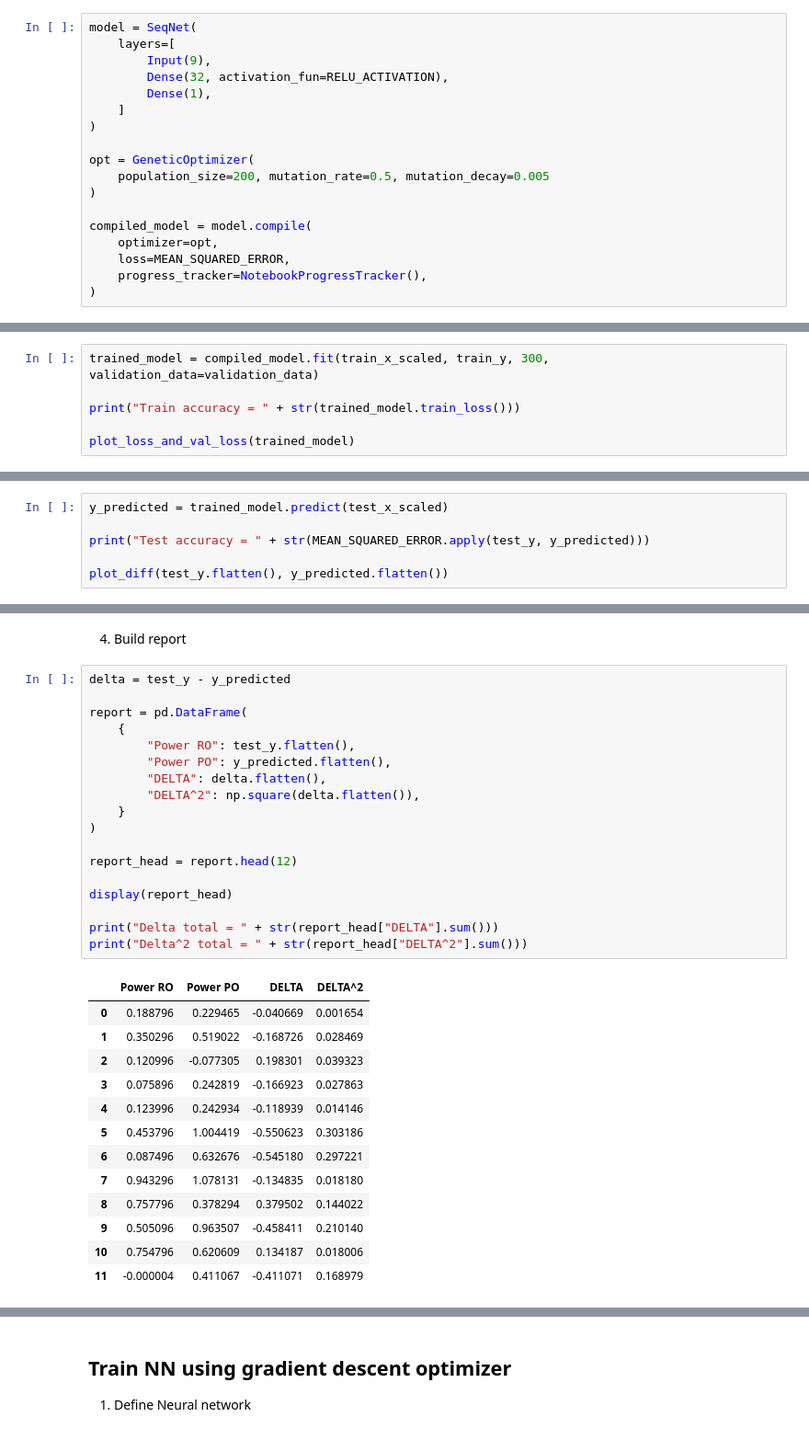
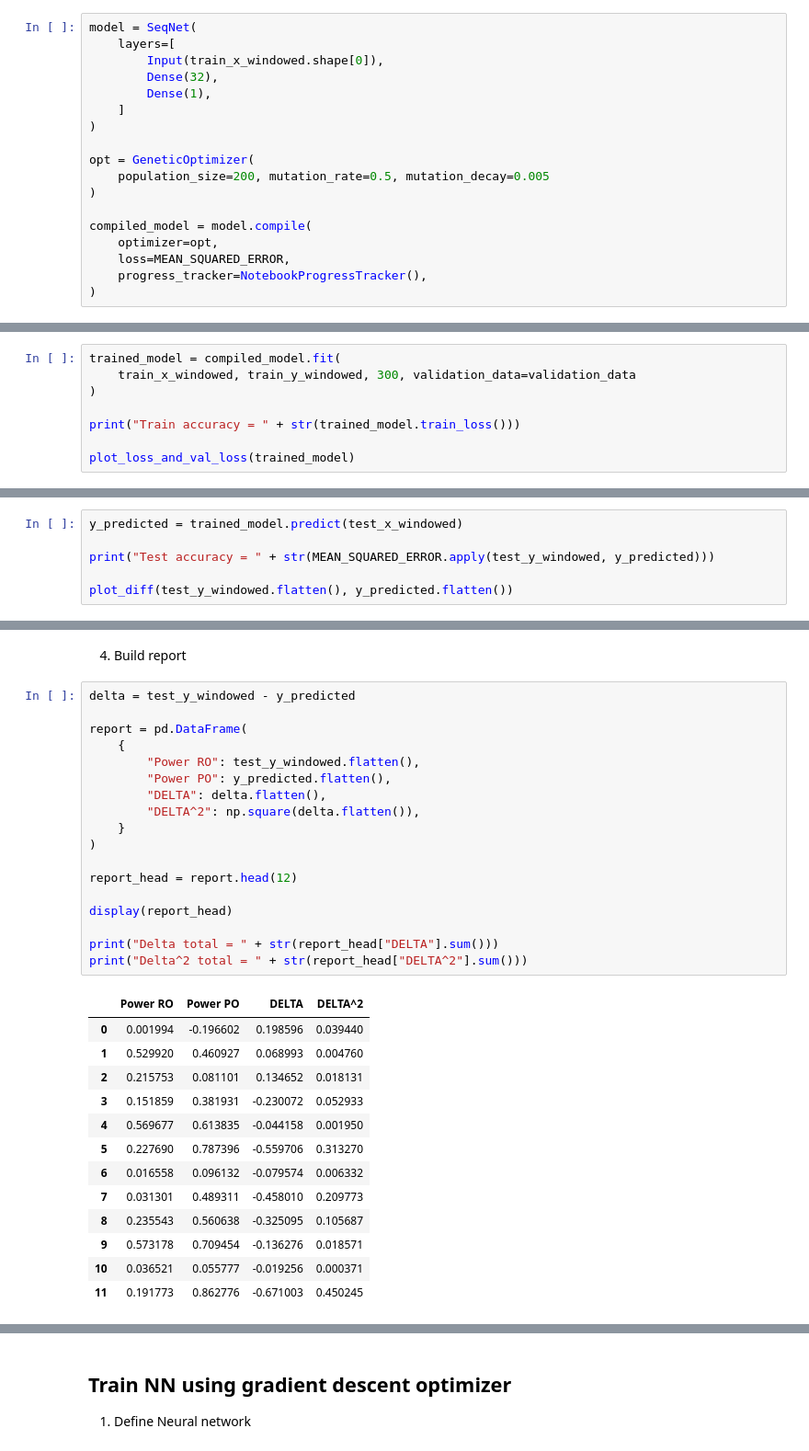
Before and after one commit to melalex/computational-intelligence, a Jupyter notebook: notebooks/wind_turbine_forecasting.ipynb, the cells around one changed output, grey strips where cells are left out. Shown at 92% size. Cells and saved outputs as stored; diff of their text form.

```diff
--- a/notebooks/wind_turbine_forecasting.ipynb
+++ b/notebooks/wind_turbine_forecasting.ipynb
@@ -63,8 +87,8 @@ validation_data = ValidationData(validation_x_scaled, validation_y)
 # %%
 model = SeqNet(
     layers=[
-        Input(9),
-        Dense(32, activation_fun=RELU_ACTIVATION),
+        Input(train_x_windowed.shape[0]),
+        Dense(32),
         Dense(1),
     ]
 )
@@ -81,7 +105,9 @@ compiled_model = model.compile(
 # %% [markdown]
 2. Train neural network.
 # %%
-trained_model = compiled_model.fit(train_x_scaled, train_y, 300, validation_data=validation_data)
+trained_model = compiled_model.fit(
+    train_x_windowed, train_y_windowed, 300, validation_data=validation_data
+)
 
 print("Train accuracy = " + str(trained_model.train_loss()))
 
@@ -92,9 +118,9 @@ Train accuracy = 0.13654004174569218
 # %% [markdown]
 3. Test neural network.
 # %%
-y_predicted = trained_model.predict(test_x_scaled)
+y_predicted = trained_model.predict(test_x_windowed)
 
-print("Test accuracy = " + str(MEAN_SQUARED_ERROR.apply(test_y, y_predicted)))
+print("Test accuracy = " + str(MEAN_SQUARED_ERROR.apply(test_y_windowed, y_predicted)))
 
-plot_diff(test_y.flatten(), y_predicted.flatten())
+plot_diff(test_y_windowed.flatten(), y_predicted.flatten())
 # %% [output]
@@ -103,34 +129,34 @@ Test accuracy = 0.13700581511115092
 # %% [markdown]
 4. Build report
 # %%
-delta = test_y - y_predicted
+delta = test_y_windowed - y_predicted
 
 report = pd.DataFrame(
     {
-        "Power RO": test_y.flatten(),
+        "Power RO": test_y_windowed.flatten(),
         "Power PO": y_predicted.flatten(),
         "DELTA": delta.flatten(),
         "DELTA^2": np.square(delta.flatten()),
     }
 )
 
 report_head = report.head(12)
 
 display(report_head)
 
 print("Delta total = " + str(report_head["DELTA"].sum()))
 print("Delta^2 total = " + str(report_head["DELTA^2"].sum()))
 # %% [output]
 |  | Power RO | Power PO | DELTA | DELTA^2 |
-| 0 | 0.188796 | 0.229465 | -0.040669 | 0.001654 |
-| 1 | 0.350296 | 0.519022 | -0.168726 | 0.028469 |
-| 2 | 0.120996 | -0.077305 | 0.198301 | 0.039323 |
-| 3 | 0.075896 | 0.242819 | -0.166923 | 0.027863 |
-| 4 | 0.123996 | 0.242934 | -0.118939 | 0.014146 |
-| 5 | 0.453796 | 1.004419 | -0.550623 | 0.303186 |
-| 6 | 0.087496 | 0.632676 | -0.545180 | 0.297221 |
-| 7 | 0.943296 | 1.078131 | -0.134835 | 0.018180 |
-| 8 | 0.757796 | 0.378294 | 0.379502 | 0.144022 |
-| 9 | 0.505096 | 0.963507 | -0.458411 | 0.210140 |
-| 10 | 0.754796 | 0.620609 | 0.134187 | 0.018006 |
-| 11 | -0.000004 | 0.411067 | -0.411071 | 0.168979 |
+| 0 | 0.001994 | -0.196602 | 0.198596 | 0.039440 |
+| 1 | 0.529920 | 0.460927 | 0.068993 | 0.004760 |
+| 2 | 0.215753 | 0.081101 | 0.134652 | 0.018131 |
+| 3 | 0.151859 | 0.381931 | -0.230072 | 0.052933 |
+| 4 | 0.569677 | 0.613835 | -0.044158 | 0.001950 |
+| 5 | 0.227690 | 0.787396 | -0.559706 | 0.313270 |
+| 6 | 0.016558 | 0.096132 | -0.079574 | 0.006332 |
+| 7 | 0.031301 | 0.489311 | -0.458010 | 0.209773 |
+| 8 | 0.235543 | 0.560638 | -0.325095 | 0.105687 |
+| 9 | 0.573178 | 0.709454 | -0.136276 | 0.018571 |
+| 10 | 0.036521 | 0.055777 | -0.019256 | 0.000371 |
+| 11 | 0.191773 | 0.862776 | -0.671003 | 0.450245 |
```
Also changed, not shown: parts of 10 cells of this notebook, 1 other file.
